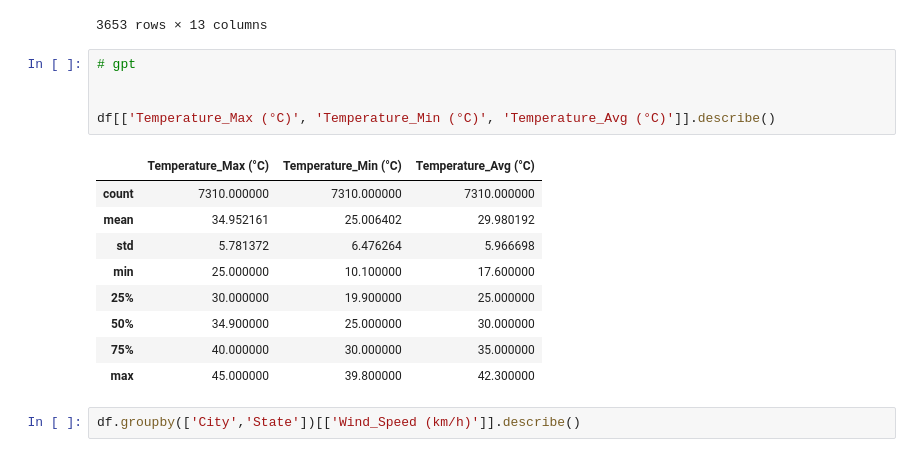
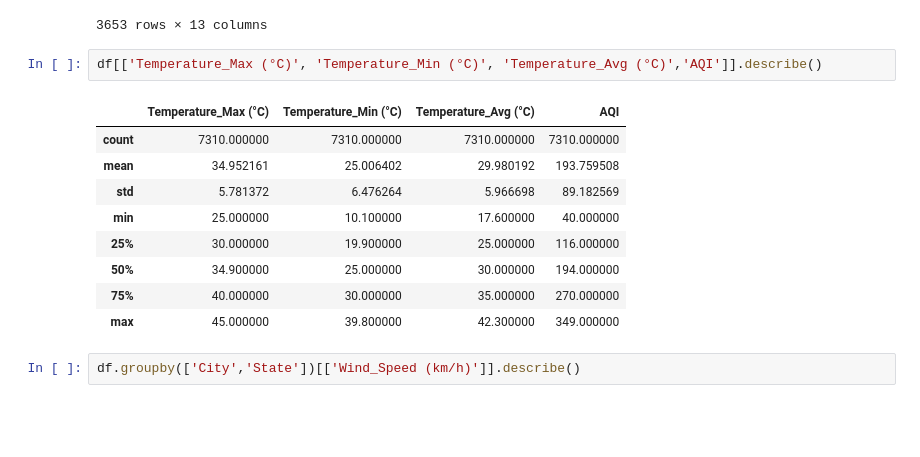
Before and after one commit to Hafizmuhammedk/data-science-essentials, a Jupyter notebook: practice/climate_dataset.ipynb, the cells around one changed output. Saved outputs shown, nothing was run; the diff lists cells and outputs as text; blank space fills up the shorter version.

```diff
--- a/practice/climate_dataset.ipynb
+++ b/practice/climate_dataset.ipynb
@@ -104,20 +159,17 @@ df[df['Wind_Speed (km/h)'] >
 | 7309 | 2025-12-31 | Bhopal | Madhya Pradesh | 37.8 | 25.8 | 31.8 | ... |
 3653 rows × 13 columns
 # %%
-# gpt
-
-
-df[['Temperature_Max (°C)', 'Temperature_Min (°C)', 'Temperature_Avg (°C)']].describe()
+df[['Temperature_Max (°C)', 'Temperature_Min (°C)', 'Temperature_Avg (°C)','AQI']].describe()
 # %% [output]
-|  | Temperature_Max (°C) | Temperature_Min (°C) | Temperature_Avg (°C) |
-| count | 7310.000000 | 7310.000000 | 7310.000000 |
-| mean | 34.952161 | 25.006402 | 29.980192 |
-| std | 5.781372 | 6.476264 | 5.966698 |
-| min | 25.000000 | 10.100000 | 17.600000 |
-| 25% | 30.000000 | 19.900000 | 25.000000 |
-| 50% | 34.900000 | 25.000000 | 30.000000 |
-| 75% | 40.000000 | 30.000000 | 35.000000 |
-| max | 45.000000 | 39.800000 | 42.300000 |
+|  | Temperature_Max (°C) | Temperature_Min (°C) | Temperature_Avg (°C) | AQI |
+| count | 7310.000000 | 7310.000000 | 7310.000000 | 7310.000000 |
+| mean | 34.952161 | 25.006402 | 29.980192 | 193.759508 |
+| std | 5.781372 | 6.476264 | 5.966698 | 89.182569 |
+| min | 25.000000 | 10.100000 | 17.600000 | 40.000000 |
+| 25% | 30.000000 | 19.900000 | 25.000000 | 116.000000 |
+| 50% | 34.900000 | 25.000000 | 30.000000 | 194.000000 |
+| 75% | 40.000000 | 30.000000 | 35.000000 | 270.000000 |
+| max | 45.000000 | 39.800000 | 42.300000 | 349.000000 |
 # %%
 df.groupby(['City','State'])[['Wind_Speed (km/h)']].describe()
 # %% [output]
```
Also changed, not shown: parts of 8 cells of this notebook.
